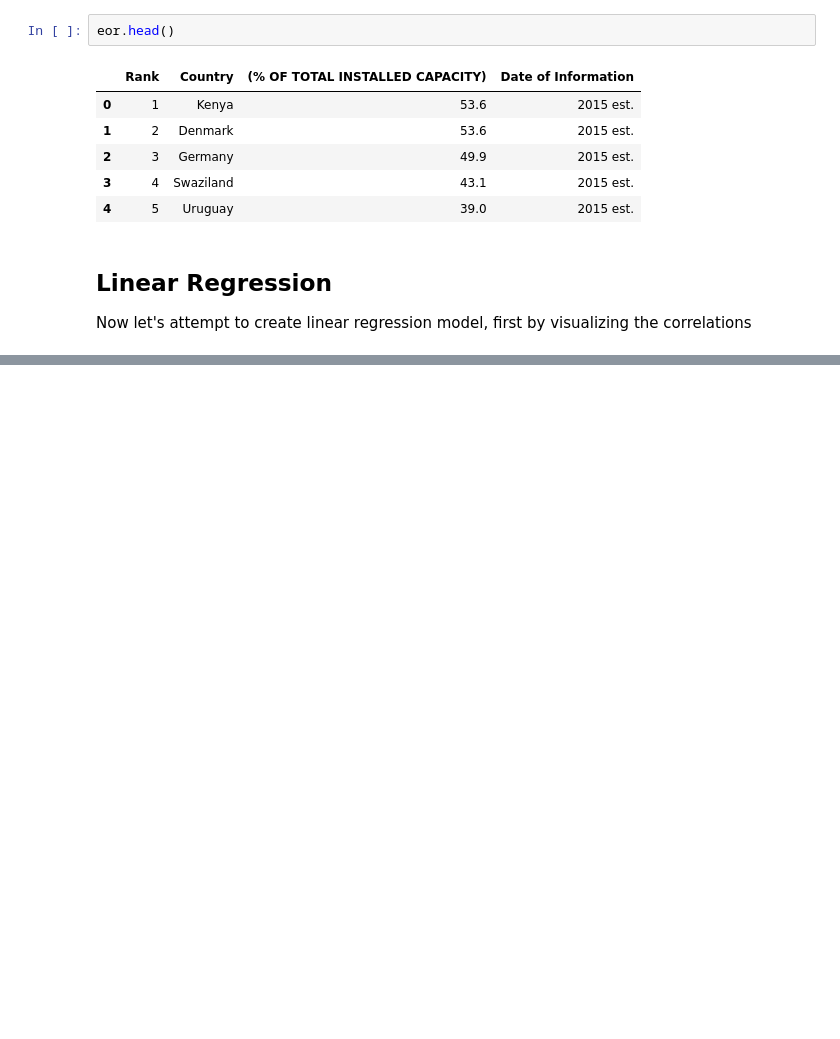
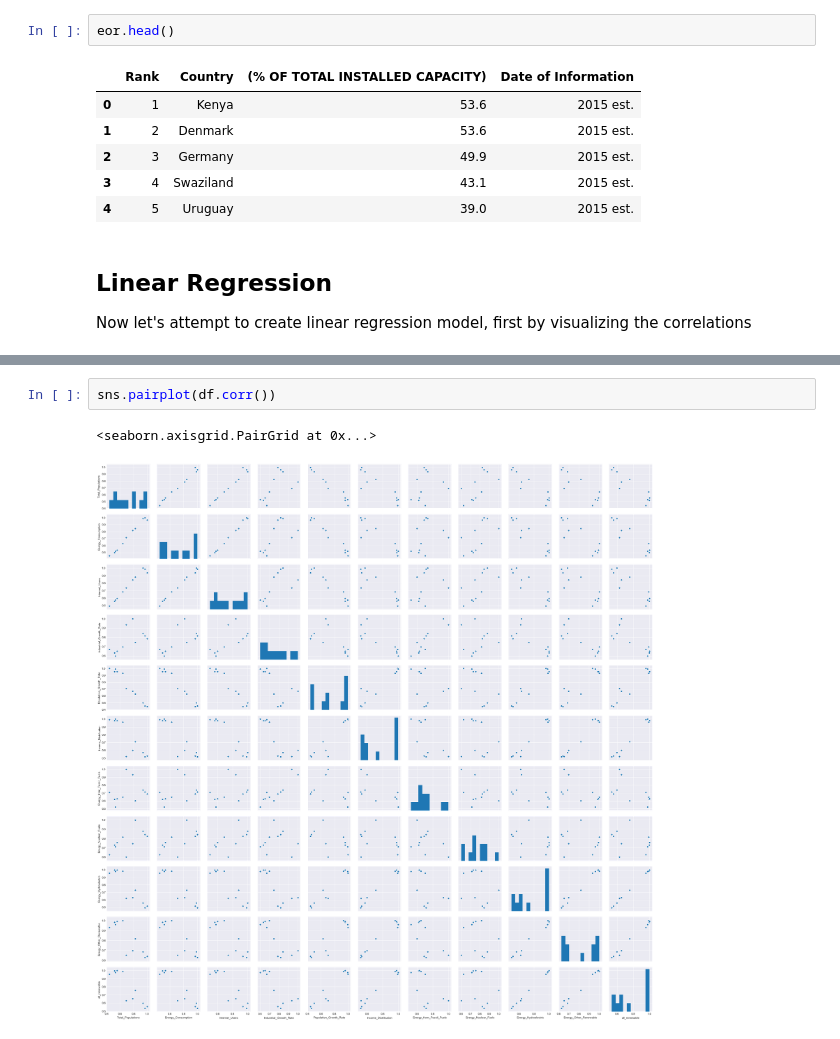
Before and after one commit to MCassetti/project_luther, a Jupyter notebook: project_luther_webscraper.ipynb, the cells around one changed output, grey strips where cells are left out. Saved outputs shown, nothing was run; the diff lists cells and outputs as text; blank space fills up the shorter version.

```diff
--- a/project_luther_webscraper.ipynb
+++ b/project_luther_webscraper.ipynb
@@ -223,0 +240,5 @@ ValueError: max must be larger than min in range parameter.
+# %%
+sns.pairplot(df.corr())
+# %% [output]
+<seaborn.axisgrid.PairGrid at 0x...>
+[figure, added]
```
Also changed, not shown: parts of 9 cells of this notebook.
